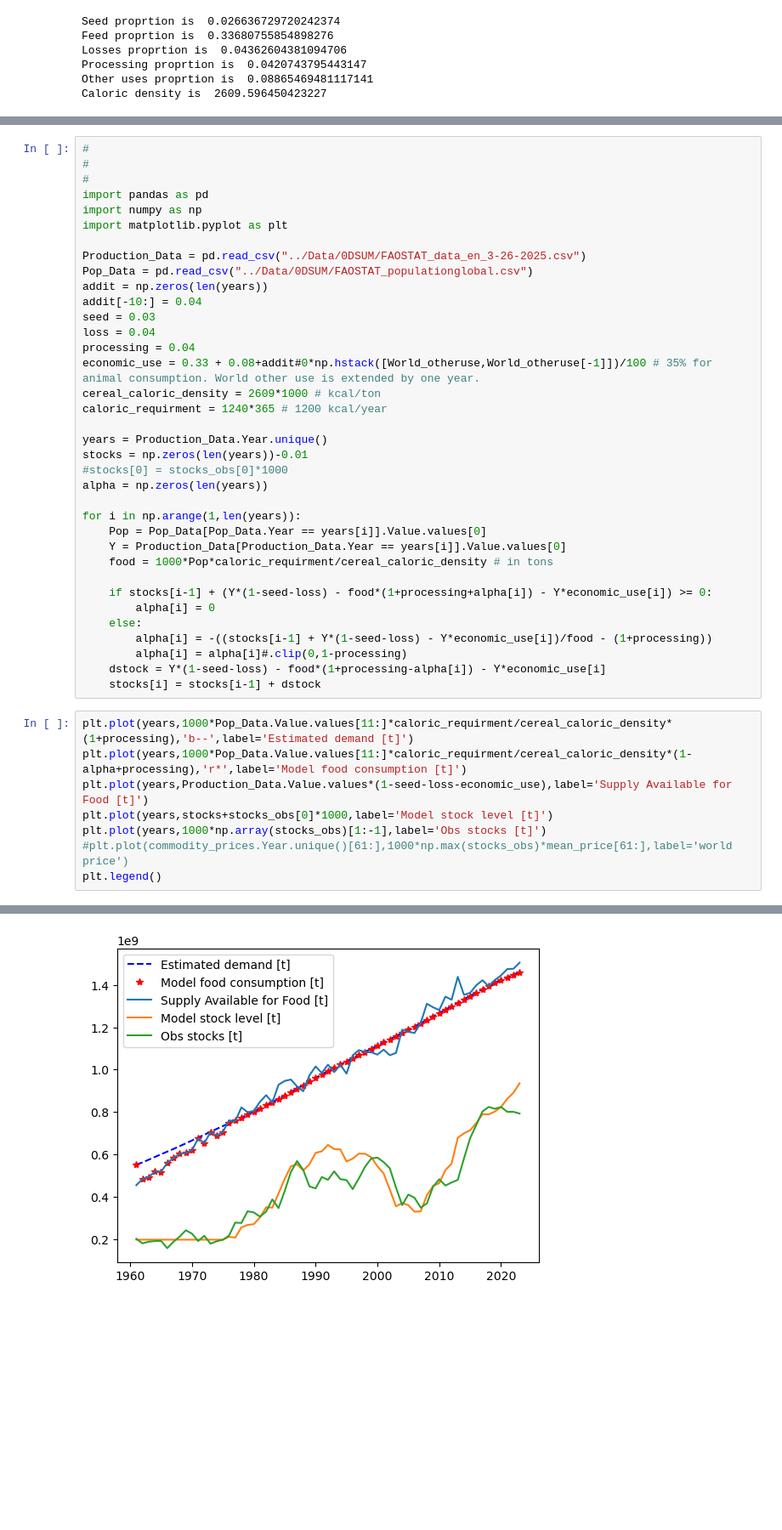
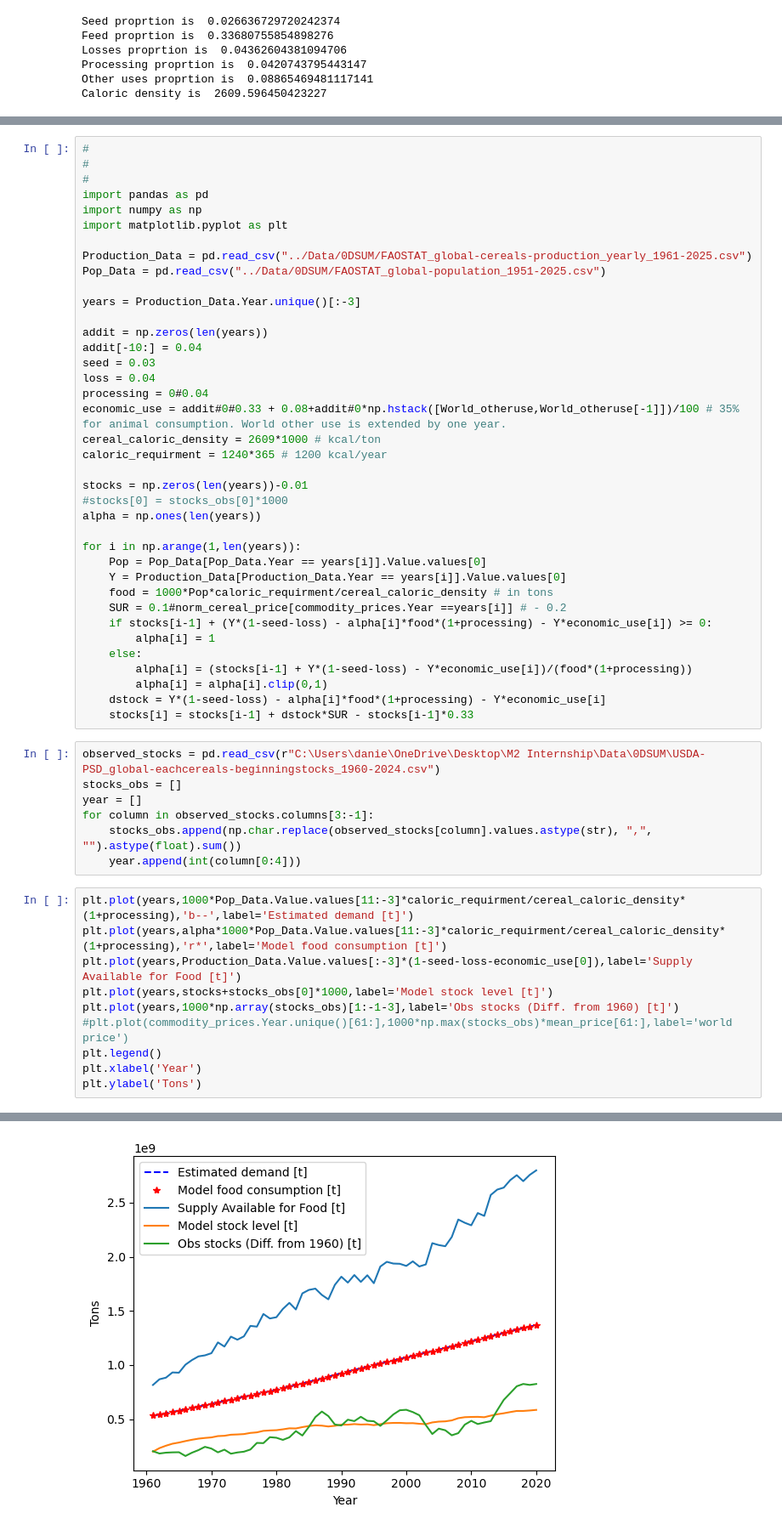
Before and after one commit to dancomputer/M2Internship, a Jupyter notebook: Code/SUM-Model-Hierarchy.ipynb, the cells around one changed output, grey strips where cells are left out. Shown at 85% size. Saved outputs shown, nothing was run; the diff lists cells and outputs as text; blank space fills up the shorter version.

```diff
--- a/Code/SUM-Model-Hierarchy.ipynb
+++ b/Code/SUM-Model-Hierarchy.ipynb
@@ -115,40 +74,51 @@ import pandas as pd
 import numpy as np
 import matplotlib.pyplot as plt
 
-Production_Data = pd.read_csv("../Data/0DSUM/FAOSTAT_data_en_3-26-2025.csv")
-Pop_Data = pd.read_csv("../Data/0DSUM/FAOSTAT_populationglobal.csv")
+Production_Data = pd.read_csv("../Data/0DSUM/FAOSTAT_global-cereals-production_yearly_1961-2025.csv")
+Pop_Data = pd.read_csv("../Data/0DSUM/FAOSTAT_global-population_1951-2025.csv")
+
+years = Production_Data.Year.unique()[:-3]
+
 addit = np.zeros(len(years))
 addit[-10:] = 0.04
 seed = 0.03
 loss = 0.04
-processing = 0.04
-economic_use = 0.33 + 0.08+addit#0*np.hstack([World_otheruse,World_otheruse[-1]])/100 # 35% for animal consumption. World other use is extended by one year.
+processing = 0#0.04
+economic_use = addit#0#0.33 + 0.08+addit#0*np.hstack([World_otheruse,World_otheruse[-1]])/100 # 35% for animal consumption. World other use is extended by one year.
 cereal_caloric_density = 2609*1000 # kcal/ton
 caloric_requirment = 1240*365 # 1200 kcal/year
 
-years = Production_Data.Year.unique()
 stocks = np.zeros(len(years))-0.01
 #stocks[0] = stocks_obs[0]*1000
-alpha = np.zeros(len(years))
+alpha = np.ones(len(years))
 
 for i in np.arange(1,len(years)):
     Pop = Pop_Data[Pop_Data.Year == years[i]].Value.values[0]
     Y = Production_Data[Production_Data.Year == years[i]].Value.values[0]
     food = 1000*Pop*caloric_requirment/cereal_caloric_density # in tons
-
-    if stocks[i-1] + (Y*(1-seed-loss) - food*(1+processing+alpha[i]) - Y*economic_use[i]) >= 0:
-        alpha[i] = 0
+    SUR = 0.1#norm_cereal_price[commodity_prices.Year ==years[i]] # - 0.2
+    if stocks[i-1] + (Y*(1-seed-loss) - alpha[i]*food*(1+processing) - Y*economic_use[i]) >= 0:
+        alpha[i] = 1
     else:
-        alpha[i] = -((stocks[i-1] + Y*(1-seed-loss) - Y*economic_use[i])/food - (1+processing))
-        alpha[i] = alpha[i]#.clip(0,1-processing)
-    dstock = Y*(1-seed-loss) - food*(1+processing-alpha[i]) - Y*economic_use[i]
-    stocks[i] = stocks[i-1] + dstock
+        alpha[i] = (stocks[i-1] + Y*(1-seed-loss) - Y*economic_use[i])/(food*(1+processing))
+        alpha[i] = alpha[i].clip(0,1)
+    dstock = Y*(1-seed-loss) - alpha[i]*food*(1+processing) - Y*economic_use[i]
+    stocks[i] = stocks[i-1] + dstock*SUR - stocks[i-1]*0.33
+# %%
+observed_stocks = pd.read_csv(r"C:\Users\danie\OneDrive\Desktop\M2 Internship\Data\0DSUM\USDA-PSD_global-eachcereals-beginningstocks_1960-2024.csv")
+stocks_obs = []
+year = []
+for column in observed_stocks.columns[3:-1]:
+    stocks_obs.append(np.char.replace(observed_stocks[column].values.astype(str), ",", "").astype(float).sum())
+    year.append(int(column[0:4]))
 # %%
-plt.plot(years,1000*Pop_Data.Value.values[11:]*caloric_requirment/cereal_caloric_density*(1+processing),'b--',label='Estimated demand [t]')
-plt.plot(years,1000*Pop_Data.Value.values[11:]*caloric_requirment/cereal_caloric_density*(1-alpha+processing),'r*',label='Model food consumption [t]')
-plt.plot(years,Production_Data.Value.values*(1-seed-loss-economic_use),label='Supply Available for Food [t]')
+plt.plot(years,1000*Pop_Data.Value.values[11:-3]*caloric_requirment/cereal_caloric_density*(1+processing),'b--',label='Estimated demand [t]')
+plt.plot(years,alpha*1000*Pop_Data.Value.values[11:-3]*caloric_requirment/cereal_caloric_density*(1+processing),'r*',label='Model food consumption [t]')
+plt.plot(years,Production_Data.Value.values[:-3]*(1-seed-loss-economic_use[0]),label='Supply Available for Food [t]')
 plt.plot(years,stocks+stocks_obs[0]*1000,label='Model stock level [t]')
-plt.plot(years,1000*np.array(stocks_obs)[1:-1],label='Obs stocks [t]')
+plt.plot(years,1000*np.array(stocks_obs)[1:-1-3],label='Obs stocks (Diff. from 1960) [t]')
 #plt.plot(commodity_prices.Year.unique()[61:],1000*np.max(stocks_obs)*mean_price[61:],label='world price')
 plt.legend()
+plt.xlabel('Year')
+plt.ylabel('Tons')
 # %% [output]
@@ -156 +126 @@ plt.legend()
-[figure, old version]
+[figure, new version]
```
Also changed, not shown: parts of 90 cells of this notebook, 11 other files.
